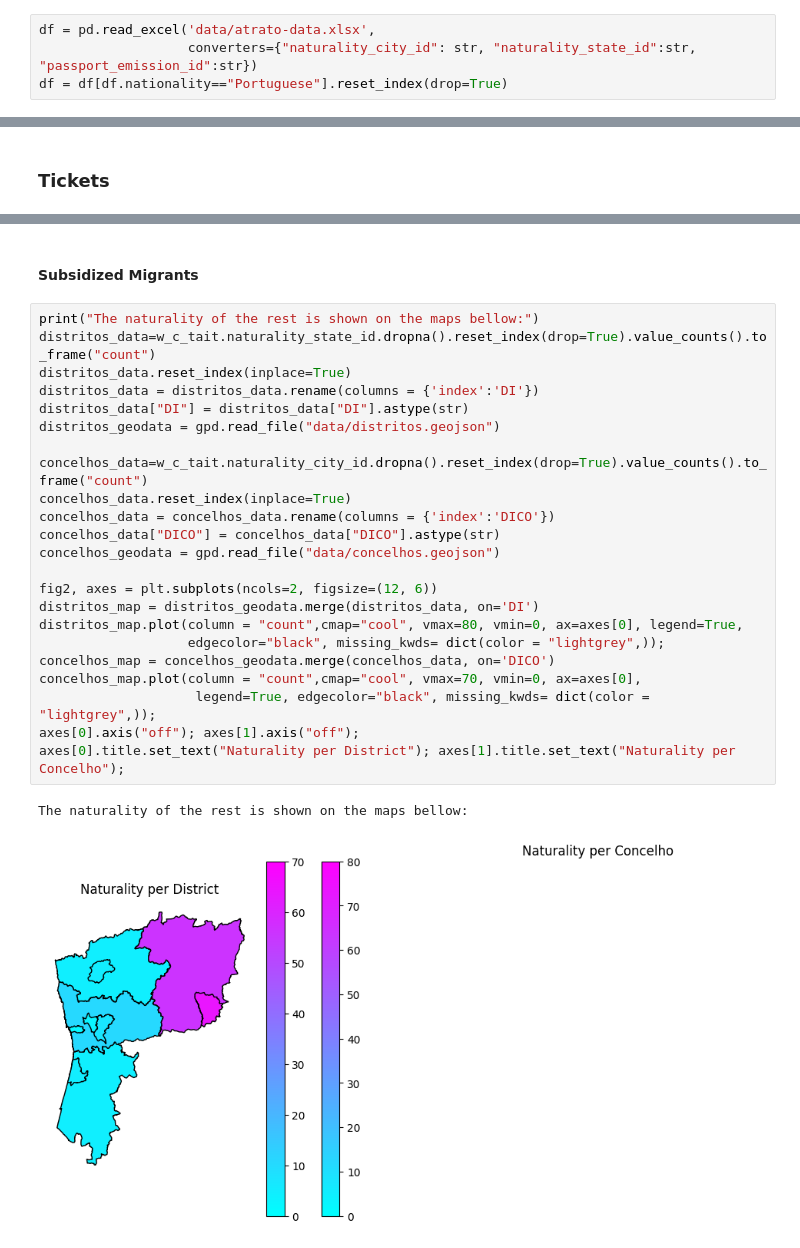
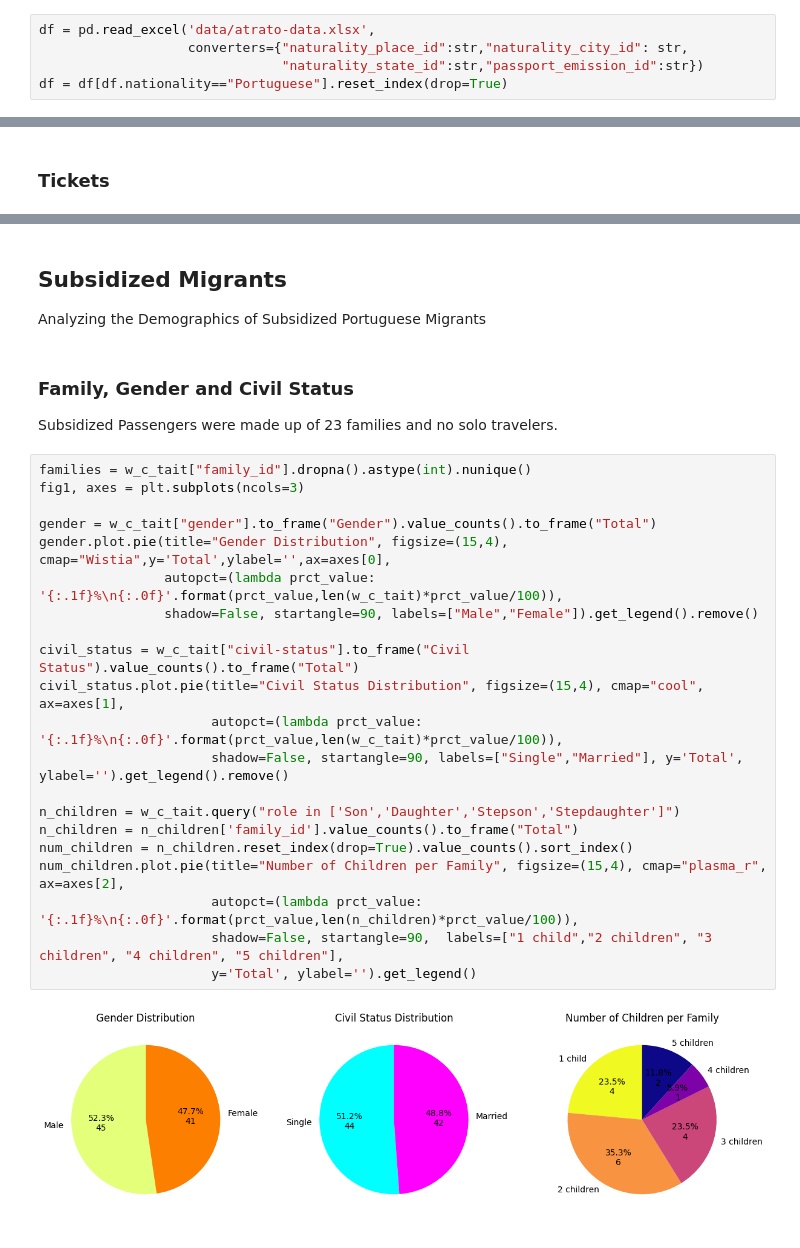
Before and after one commit to luamz/migration-data-analysis, a Jupyter notebook: portuguese_migrants.ipynb, the cells around one changed output, grey strips where cells are left out. Cells and saved outputs as stored; diff of their text form.

Commit message:
Refactoring portuguese migrants analysis

```diff
--- a/portuguese_migrants.ipynb
+++ b/portuguese_migrants.ipynb
@@ -11,5 +7,6 @@ import pylab as pl
 %matplotlib inline
 # %%
 df = pd.read_excel('data/atrato-data.xlsx',
-                   converters={"naturality_city_id": str, "naturality_state_id":str, "passport_emission_id":str})
+                   converters={"naturality_place_id":str,"naturality_city_id": str,
+                               "naturality_state_id":str,"passport_emission_id":str})
 df = df[df.nationality=="Portuguese"].reset_index(drop=True)
@@ -190,28 +61,29 @@ Regarding Passenger Tickets:
 # %% [markdown]
-#### Subsidized Migrants
+## Subsidized Migrants
+Analyzing the Demographics of Subsidized Portuguese Migrants
-# %%
-print("The naturality of the rest is shown on the maps bellow:")
-distritos_data=w_c_tait.naturality_state_id.dropna().reset_index(drop=True).value_counts().to_frame("count")
-distritos_data.reset_index(inplace=True)
-distritos_data = distritos_data.rename(columns = {'index':'DI'})
-distritos_data["DI"] = distritos_data["DI"].astype(str)
-distritos_geodata = gpd.read_file("data/distritos.geojson")
-
-concelhos_data=w_c_tait.naturality_city_id.dropna().reset_index(drop=True).value_counts().to_frame("count")
-concelhos_data.reset_index(inplace=True)
-concelhos_data = concelhos_data.rename(columns = {'index':'DICO'})
-concelhos_data["DICO"] = concelhos_data["DICO"].astype(str)
-concelhos_geodata = gpd.read_file("data/concelhos.geojson")
-
-fig2, axes = plt.subplots(ncols=2, figsize=(12, 6))
-distritos_map = distritos_geodata.merge(distritos_data, on='DI')
-distritos_map.plot(column = "count",cmap="cool", vmax=80, vmin=0, ax=axes[0], legend=True,
-                   edgecolor="black", missing_kwds= dict(color = "lightgrey",));
-concelhos_map = concelhos_geodata.merge(concelhos_data, on='DICO')
-concelhos_map.plot(column = "count",cmap="cool", vmax=70, vmin=0, ax=axes[0],
-                    legend=True, edgecolor="black", missing_kwds= dict(color = "lightgrey",));
-axes[0].axis("off"); axes[1].axis("off");
-axes[0].title.set_text("Naturality per District"); axes[1].title.set_text("Naturality per Concelho");
-# %% [output]
-The naturality of the rest is shown on the maps bellow:
-[figure, removed]
+# %% [markdown]
+### Family, Gender and Civil Status
+Subsidized Passengers were made up of 23 families and no solo travelers.
+# %%
+families = w_c_tait["family_id"].dropna().astype(int).nunique()
+fig1, axes = plt.subplots(ncols=3)
+
+gender = w_c_tait["gender"].to_frame("Gender").value_counts().to_frame("Total")
+gender.plot.pie(title="Gender Distribution", figsize=(15,4), cmap="Wistia",y='Total',ylabel='',ax=axes[0],
+                autopct=(lambda prct_value: '{:.1f}%\n{:.0f}'.format(prct_value,len(w_c_tait)*prct_value/100)),
+                shadow=False, startangle=90, labels=["Male","Female"]).get_legend().remove()
+
+civil_status = w_c_tait["civil-status"].to_frame("Civil Status").value_counts().to_frame("Total")
+civil_status.plot.pie(title="Civil Status Distribution", figsize=(15,4), cmap="cool", ax=axes[1],
+                      autopct=(lambda prct_value: '{:.1f}%\n{:.0f}'.format(prct_value,len(w_c_tait)*prct_value/100)),
+                      shadow=False, startangle=90, labels=["Single","Married"], y='Total', ylabel='').get_legend().remove()
+
+n_children = w_c_tait.query("role in ['Son','Daughter','Stepson','Stepdaughter']")
+n_children = n_children['family_id'].value_counts().to_frame("Total")
+num_children = n_children.reset_index(drop=True).value_counts().sort_index()
+num_children.plot.pie(title="Number of Children per Family", figsize=(15,4), cmap="plasma_r", ax=axes[2],
+                      autopct=(lambda prct_value: '{:.1f}%\n{:.0f}'.format(prct_value,len(n_children)*prct_value/100)),
+                      shadow=False, startangle=90,  labels=["1 child","2 children", "3 children", "4 children", "5 children"],
+                      y='Total', ylabel='').get_legend()
+# %% [output]
+[figure, added]
```
Also changed, not shown: parts of 30 cells of this notebook, 3 other files.
